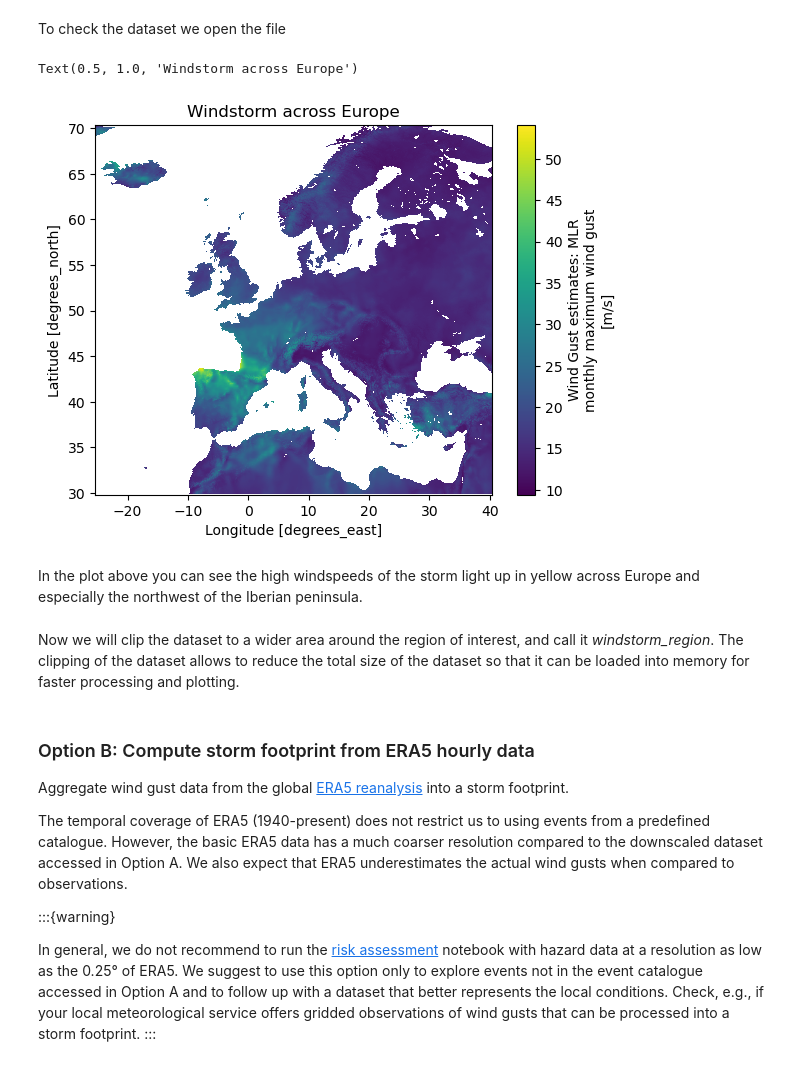
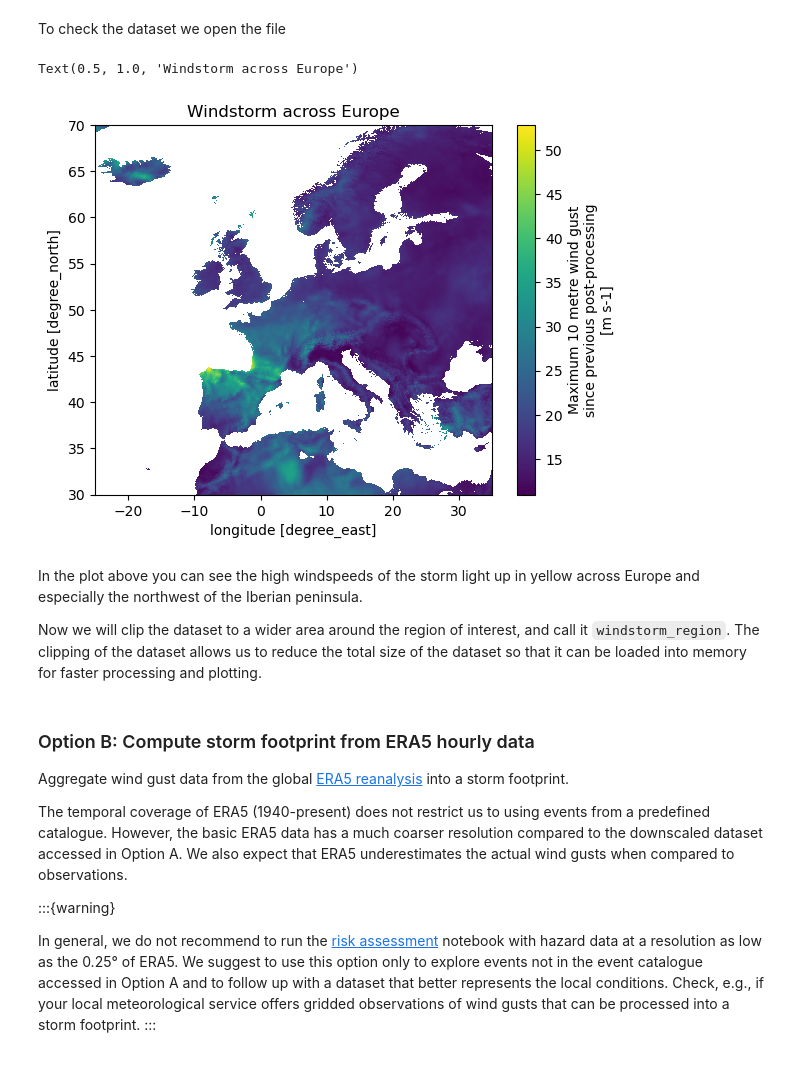
Before and after one commit to CLIMAAX/STORMS, a Jupyter notebook: 01_windstorm/Hazard_assessment_STORMS.ipynb, the cells around one changed output. Saved outputs shown, nothing was run; the diff lists cells and outputs as text; code cells hidden in the pictures.

```diff
--- a/01_windstorm/Hazard_assessment_STORMS.ipynb
+++ b/01_windstorm/Hazard_assessment_STORMS.ipynb
@@ -127,32 +143,30 @@ c.retrieve(
 # %% [markdown]
 To check the dataset we open the file
-# %%
-with ZipFile(f"{general_data_folder}/{storm_name}.zip") as zf:
-
-    # Let's get the filename first
-    file = zf.namelist()[0]
-
-    # And now we can open and select the file within Python
-    with zf.open(file) as f:
-        windstorm_europe = xr.open_dataset(f)
-
-windstorm_europe = windstorm_europe.rename({'Latitude': 'y','Longitude': 'x'})
-windstorm_europe = windstorm_europe.rio.set_spatial_dims(x_dim="x",y_dim="y", inplace=True)
-
-windstorm_europe.rio.write_crs(4326, inplace=True)
-
-windstorm_europe = windstorm_europe['FX']['z'==1]
-
-#plot
-windstorm_europe.plot()
-plt.title('Windstorm across Europe')
-# %% [output]
-Text(0.5, 1.0, 'Windstorm across Europe')
-[figure, removed]
+# %%
+windstorm_europe = xr.open_mfdataset(
+    os.path.join(general_data_folder, f"storm_footprint-*-{year}{month}{day}-*.nc")
+)
+
+# Dataset should contain a single event, squeeze out the track_id dimension.
+# Also set up the coordinate reference system for rioxarray operations.
+windstorm_europe = (
+    windstorm_europe["footprint"]
+    .squeeze()
+    .rename({'latitude': 'y', 'longitude': 'x'})
+    .rio.set_spatial_dims(x_dim="x", y_dim="y")
+    .rio.write_crs(4326, inplace=True)
+)
+
+# Create a quick plot
+windstorm_europe.plot()
+plt.title('Windstorm across Europe')
+# %% [output]
+Text(0.5, 1.0, 'Windstorm across Europe')
+[figure, added]
 # %% [markdown]
 In the plot above you can see the high windspeeds of the storm light up in yellow across Europe and especially the northwest of the Iberian peninsula.
+
+Now we will clip the dataset to a wider area around the region of interest, and call it `windstorm_region`. The clipping of the dataset allows us to reduce the total size of the dataset so that it can be loaded into memory for faster processing and plotting.
-# %% [markdown]
-Now we will clip the dataset to a wider area around the region of interest, and call it *windstorm_region*. The clipping of the dataset allows to reduce the total size of the dataset so that it can be loaded into memory for faster processing and plotting.
 # %%
 windstorm_region = windstorm_europe.rio.clip_box(*bbox, crs="EPSG:4326")
 
```
Also changed, not shown: parts of 12 cells of this notebook.
